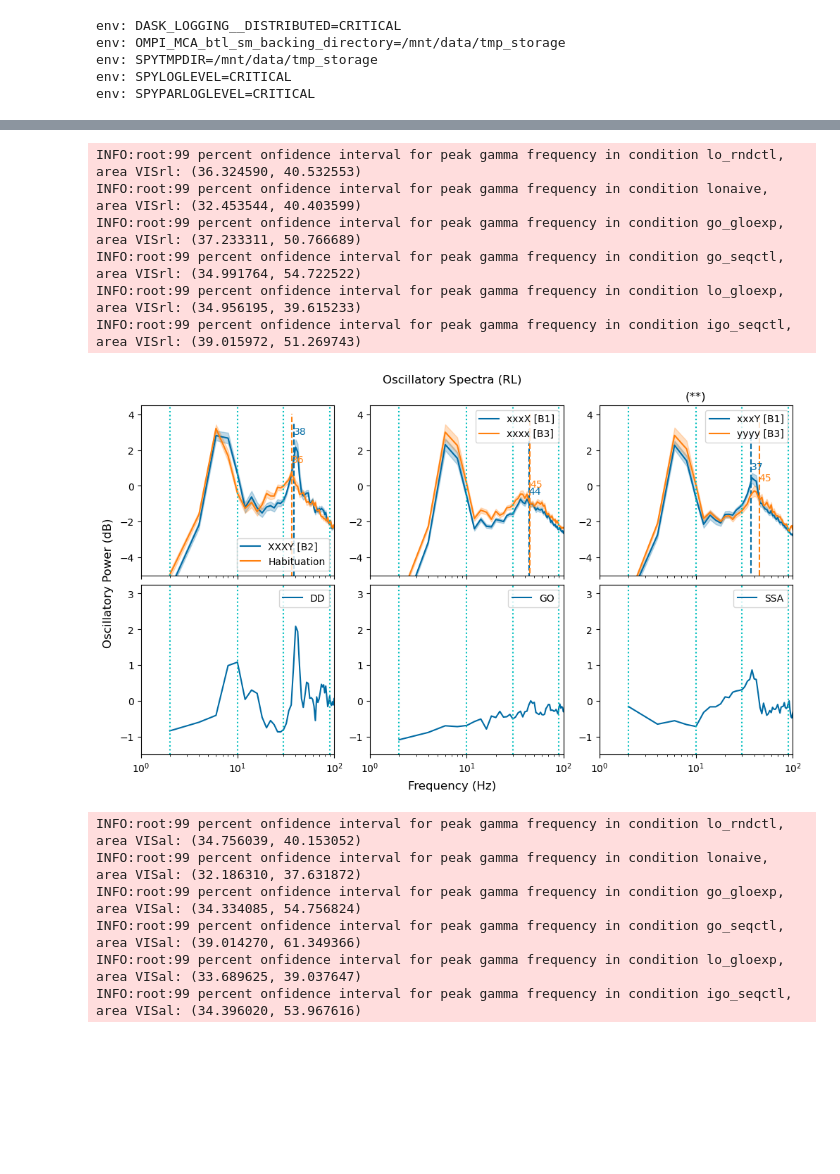
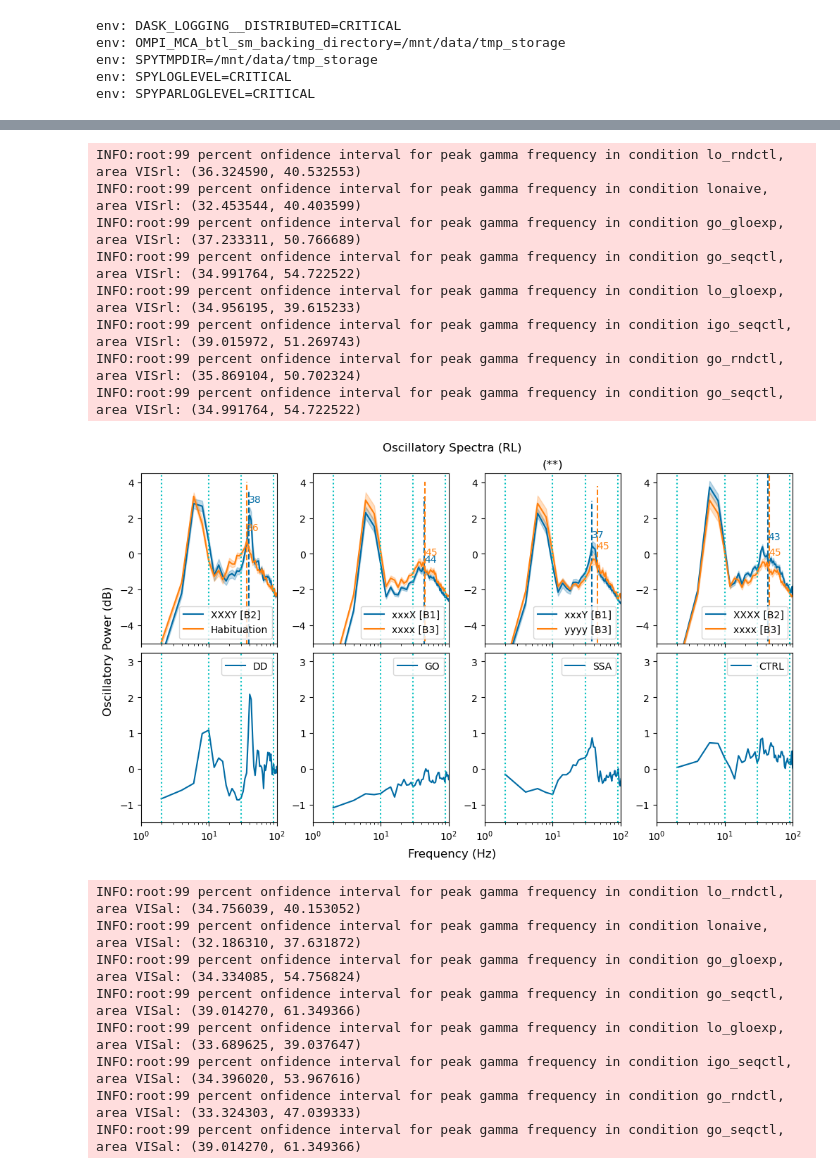
Before and after one commit to BastosLab/epych, a Jupyter notebook: notebooks/passiveglo/aligned_subject_spectra.ipynb, the cells around one changed output, grey strips where cells are left out. Saved outputs shown, nothing was run; the diff lists cells and outputs as text; code cells hidden in the pictures; blank space fills up the shorter version.

Commit message:
notebooks.passiveglo.aligned_subject_spectra: include XXXX vs xxxx contrast
Signed-off-by: Eli Sennesh <eli.sennesh@vanderbilt.edu>

```diff
--- a/notebooks/passiveglo/aligned_subject_spectra.ipynb
+++ b/notebooks/passiveglo/aligned_subject_spectra.ipynb
@@ -40,7 +40,7 @@ from epych.statistics import alignment
 # %%
 logging.basicConfig(level=logging.INFO)
 # %%
-CONDITIONS = ["go_gloexp", "go_seqctl", "lo_gloexp", "lonaive", "lo_rndctl", "igo_seqctl"]
+CONDITIONS = ["go_gloexp", "go_seqctl", "lo_gloexp", "lonaive", "lo_rndctl", "igo_seqctl", "go_rndctl"]
 PRETRIAL_SECONDS = 0.5
 POSTTRIAL_SECONDS = 0.5
 FORCE_RECOMPUTE = False
@@ -125,7 +125,7 @@ for cond in CONDITIONS:
     for area in anatomical_areas:
         aperiodic_params[cond][area] = np.stack(aperiodic_params[cond][area], axis=0).squeeze()
 # %%
-CONTRASTS = [("dd", "lo_rndctl", "lonaive"), ("go_contrast", "go_gloexp", "go_seqctl"), ("ssa", "lo_gloexp", "igo_seqctl")]
+CONTRASTS = [("dd", "lo_rndctl", "lonaive"), ("go_contrast", "go_gloexp", "go_seqctl"), ("ssa", "lo_gloexp", "igo_seqctl"), ("control", "go_rndctl", "go_seqctl")]
 contrast_results = {name: {area: None for area in anatomical_areas} for (name, _, _) in CONTRASTS}
 # %%
 for name, condl, condr in CONTRASTS:
@@ -274,6 +273,7 @@ BAND_BOUNDS = np.unique(list(spectrum.THETA_BAND) +\
 CONDITION_TITLES = {
     "lonaive": "Habituation",
     "go_gloexp": "xxxX [B1]",
+    "go_rndctl": "XXXX [B2]",
     "go_seqctl": "xxxx [B3]",
     "lo_gloexp": "xxxY [B1]",
     "lo_rndctl": "XXXY [B2]",
@@ -282,7 +282,8 @@ CONDITION_TITLES = {
 CONTRAST_TITLES = {
     "go_contrast": "GO",
     "ssa": "SSA",
-    "dd": "DD"
+    "dd": "DD",
+    "control": "CTRL"
 }
 # %%
 spectrum_trials = collections.defaultdict(lambda: collections.defaultdict(lambda: []))
@@ -290,6 +291,9 @@ for cond in CONDITIONS:
     for subject in summaries[cond]:
         for area in oscillatories[cond][subject]:
             spectrum_trials[area][cond].append(aperiodics[cond][subject][area].mean(axis=(0, -1), keepdims=True))
+for area in spectrum_trials:
+    for cond in spectrum_trials[area]:
+        spectrum_trials[area][cond] = np.concatenate(spectrum_trials[area][cond], axis=-1).squeeze()
 
 for area in anatomical_areas:
     plt.style.use('tableau-colorblind10')
@@ -297,16 +301,14 @@ for area in anatomical_areas:
     # Oddball
     # Control
     # Difference
-    fig, axes = plt.subplots(nrows=1, ncols=3, sharex=True, sharey=True, layout="constrained")
+    fig, axes = plt.subplots(nrows=1, ncols=len(CONTRASTS), sharex=True, sharey=True, layout="constrained")
     fig.supxlabel("Frequency (Hz)"); fig.supylabel("Power $\\left(\\frac{\\mathrm{mV}^{2}}{\\mathrm{Hz}}\\right)$")
     fig.suptitle(("Aperiodic Spectral Component (%s)" % AREA_TITLES[area]))
     fig.set_figheight(3)
     for col, (contrast, condl, condr) in enumerate(CONTRASTS):
         axes[col].set_title(CONTRAST_TITLES[contrast])
-        spectrum_trials[area][condl] = np.concatenate(spectrum_trials[area][condl], axis=-1).squeeze()
         plotting.plot_sem(oscillatories[condl][subject][area].freqs.magnitude, spectrum_trials[area][condl], ax=axes[col], axis=-1, sems=2, label=CONDITION_TITLES[condl])
 
-        spectrum_trials[area][condr] = np.concatenate(spectrum_trials[area][condr], axis=-1).squeeze()
         plotting.plot_sem(oscillatories[condr][subject][area].freqs.magnitude, spectrum_trials[area][condr], ax=axes[col], axis=-1, sems=2, label=CONDITION_TITLES[condr])
 
         for boundary in BAND_BOUNDS:
@@ -375,6 +377,9 @@ for cond in CONDITIONS:
     for subject in summaries[cond]:
         for area in oscillatories[cond][subject]:
             spectrum_trials[area][cond].append(oscillatories[cond][subject][area].data.magnitude.mean(axis=(0, -1), keepdims=True))
+for area in spectrum_trials:
+    for cond in spectrum_trials[area]:
+        spectrum_trials[area][cond] = np.concatenate(spectrum_trials[area][cond], axis=-1).squeeze()
 
 for area in anatomical_areas:
     plt.style.use('tableau-colorblind10')
@@ -382,18 +387,16 @@ for area in anatomical_areas:
     # Oddball
     # Control
     # Difference
-    fig, axes = plt.subplots(nrows=2, ncols=3, sharex=True, sharey=False, layout="constrained", figsize=(10, 6))
+    fig, axes = plt.subplots(nrows=2, ncols=len(CONTRASTS), sharex=True, sharey=False, layout="constrained", figsize=(10, 6))
     fig.supxlabel("Frequency (Hz)"); fig.supylabel("Oscillatory Power (dB)")
     fig.suptitle(("Oscillatory Spectra (%s)" % AREA_TITLES[area]))
     for col, (contrast, condl, condr) in enumerate(CONTRASTS):
-        spectrum_trials[area][condl] = np.concatenate(spectrum_trials[area][condl], axis=-1).squeeze()
         lines = plotting.plot_sem(oscillatories[condl][subject][area].freqs.magnitude, spectrum_trials[area][condl], ax=axes[0, col], axis=-1, sems=2, label=CONDITION_TITLES[condl])
         color = mcolors.to_rgba(lines[0].get_color(), 1.)
         fpeak, peak_pow = band_max(condl, area, *spectrum.GAMMA_BAND)
         axes[0, col].vlines(fpeak, *axes[0, col].get_ybound(), colors=color, linestyles="dashed")
         axes[0, col].annotate("%d" % round(fpeak), (fpeak.magnitude + 0.005, peak_pow), color=color)
 
-        spectrum_trials[area][condr] = np.concatenate(spectrum_trials[area][condr], axis=-1).squeeze()
         lines = plotting.plot_sem(oscillatories[condr][subject][area].freqs.magnitude, spectrum_trials[area][condr], ax=axes[0, col], axis=-1, sems=2, label=CONDITION_TITLES[condr])
         color = mcolors.to_rgba(lines[0].get_color(), 1.)
         fpeak, peak_pow = band_max(condr, area, *spectrum.GAMMA_BAND)
@@ -437,13 +444,17 @@ INFO:root:99 percent onfidence interval for peak gamma frequency in condition ig
 INFO:root:99 percent onfidence interval for peak gamma frequency in condition lo_rndctl, area VISrl: (36.324590, 40.532553)
 INFO:root:99 percent onfidence interval for peak gamma frequency in condition lonaive, area VISrl: (32.453544, 40.403599)
 INFO:root:99 percent onfidence interval for peak gamma frequency in condition go_gloexp, area VISrl: (37.233311, 50.766689)
 INFO:root:99 percent onfidence interval for peak gamma frequency in condition go_seqctl, area VISrl: (34.991764, 54.722522)
 INFO:root:99 percent onfidence interval for peak gamma frequency in condition lo_gloexp, area VISrl: (34.956195, 39.615233)
 INFO:root:99 percent onfidence interval for peak gamma frequency in condition igo_seqctl, area VISrl: (39.015972, 51.269743)
+INFO:root:99 percent onfidence interval for peak gamma frequency in condition go_rndctl, area VISrl: (35.869104, 50.702324)
+INFO:root:99 percent onfidence interval for peak gamma frequency in condition go_seqctl, area VISrl: (34.991764, 54.722522)
-[figure, old version]
+[figure, new version]
 INFO:root:99 percent onfidence interval for peak gamma frequency in condition lo_rndctl, area VISal: (34.756039, 40.153052)
 INFO:root:99 percent onfidence interval for peak gamma frequency in condition lonaive, area VISal: (32.186310, 37.631872)
 INFO:root:99 percent onfidence interval for peak gamma frequency in condition go_gloexp, area VISal: (34.334085, 54.756824)
 INFO:root:99 percent onfidence interval for peak gamma frequency in condition go_seqctl, area VISal: (39.014270, 61.349366)
 INFO:root:99 percent onfidence interval for peak gamma frequency in condition lo_gloexp, area VISal: (33.689625, 39.037647)
 INFO:root:99 percent onfidence interval for peak gamma frequency in condition igo_seqctl, area VISal: (34.396020, 53.967616)
+INFO:root:99 percent onfidence interval for peak gamma frequency in condition go_rndctl, area VISal: (33.324303, 47.039333)
+INFO:root:99 percent onfidence interval for peak gamma frequency in condition go_seqctl, area VISal: (39.014270, 61.349366)
```
Also changed, not shown: parts of 9 cells of this notebook.
